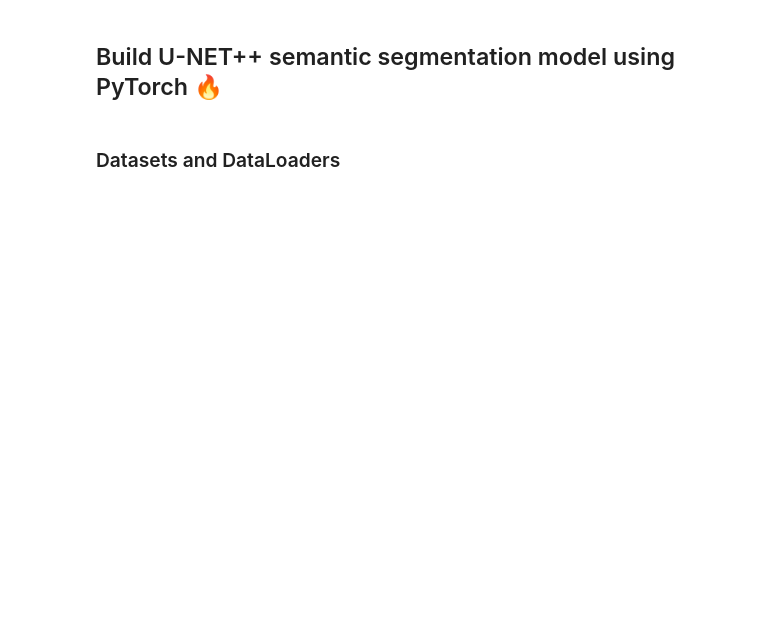
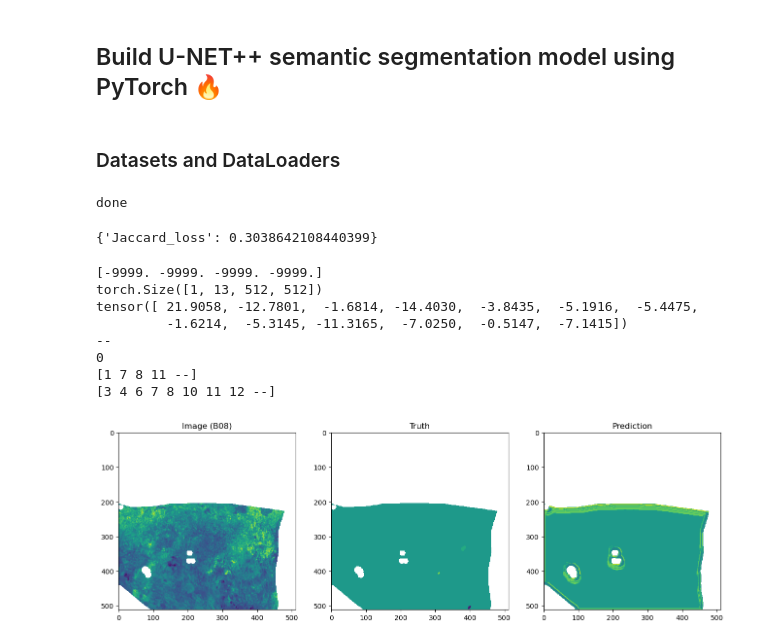
Before and after one commit to caseyslaught/smartcarte-containers, a Jupyter notebook: notebooks/src/RunBuildModel.ipynb, the cells around one changed output. Cells and saved outputs as stored; diff of their text form; code cells hidden in the pictures; blank space fills up the shorter version.

Commit message:
updated loss function and encoder to fix unclassified problem

```diff
--- a/notebooks/src/RunBuildModel.ipynb
+++ b/notebooks/src/RunBuildModel.ipynb
@@ -84,7 +84,7 @@ CLASS_INDEXES = list(CLASSES.values())
 DEVICE = 'cuda'
 
 model = smp.UnetPlusPlus(
-    encoder_name='resnet18',
+    encoder_name='vgg16', # 'resnet18',
     encoder_depth=5,
     encoder_weights='imagenet',
     decoder_use_batchnorm=True,
@@ -97,8 +97,11 @@ model = smp.UnetPlusPlus(
 )
 
 
-loss = smp.losses.DiceLoss(mode="multiclass")
-loss.__name__ = 'Dice_loss'
+#loss = smp.losses.DiceLoss(mode="multiclass")
+#loss.__name__ = 'Dice_loss'
+
+loss = smp.losses.JaccardLoss(mode="multiclass")
+loss.__name__ = 'Jaccard_loss'
 
 optimizer = optim.Adam(params=model.parameters(), lr=0.001)
 
@@ -121,12 +124,15 @@ test_epoch = smp_utils.train.ValidEpoch(
 # %%
 max_score = 0
 
-for i in range(0, 1):
+for i in range(0, 4):
     train_logs = train_epoch.run(train_dataloader)
     test_logs = test_epoch.run(test_dataloader)
+    # umm isn't this just saving the last model?
     torch.save(model, './best_model.pth')
 
 print('done')
+# %% [output]
+done
 # %%
 
 best_model = torch.load('./best_model.pth')
@@ -139,6 +145,8 @@ val_epoch = smp.utils.train.ValidEpoch(
 
 logs = val_epoch.run(val_dataloader)
 print(logs)
+# %% [output]
+{'Jaccard_loss': 0.3038642108440399}
 # %%
 import matplotlib.pyplot as plt
 import torch
@@ -147,41 +155,70 @@ import torch.nn as nn
 
 count = 1
 
-fig, rows = plt.subplots(count, 3, figsize=(16, 20))
+fig, rows = plt.subplots(count, 3, figsize=(16, 8))
+if rows.ndim == 1:
+    rows = np.expand_dims(rows, 0)
 
 
 for i in range(count):
 
+    row = rows[i]
     image, labels = val_dataset[i]
     image = np.expand_dims(image, 0)
+
+    print(image[0, :, 100, 100])
+
+    test = image[0, 3, :, :]
+    test = np.ma.array(test, mask=(test==NODATA_FLOAT32))
     image = torch.tensor(image)
 
     prediction = best_model.predict(image)
+
+    print(prediction.shape)
+    print(prediction[0, :, 100, 100])
+
 
     softmax = nn.Softmax(dim=1)
     probabilities = softmax(prediction)
 
     prediction = torch.argmax(probabilities, dim=1).squeeze(1)
     prediction = (prediction.squeeze().cpu().numpy().round())
     prediction = np.ma.array(prediction, mask=(prediction==0))
 
+
+    print(prediction[100, 100])
+
+
     labels = labels.squeeze().numpy()
+
+    print(labels[100, 100])
+
     labels = np.ma.array(labels, mask=(labels==0))
 
 
     print(np.unique(labels))
     print(np.unique(prediction))
 
-    row = rows[i]
+
 
     nir_data = image.squeeze()[3].numpy()
     nir_data = np.ma.array(nir_data, mask=(nir_data==NODATA_FLOAT32))
 
     row[0].imshow(nir_data)
     row[0].set_title('Image (B08)')
 
     row[1].imshow(labels, vmin=0, vmax=13)
     row[1].set_title('Truth')
 
     row[2].imshow(prediction, vmin=0, vmax=13)
     row[2].set_title('Prediction')
+# %% [output]
+[-9999. -9999. -9999. -9999.]
+torch.Size([1, 13, 512, 512])
+tensor([ 21.9058, -12.7801,  -1.6814, -14.4030,  -3.8435,  -5.1916,  -5.4475,
+         -1.6214,  -5.3145, -11.3165,  -7.0250,  -0.5147,  -7.1415])
+--
+0
+[1 7 8 11 --]
+[3 4 6 7 8 10 11 12 --]
+[figure, added]
```
Also changed, not shown: 1 other file.
